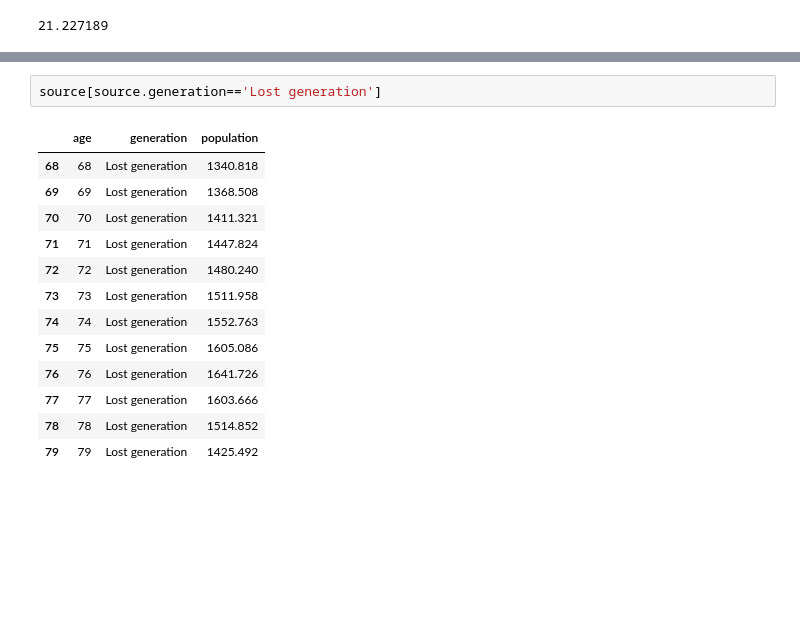
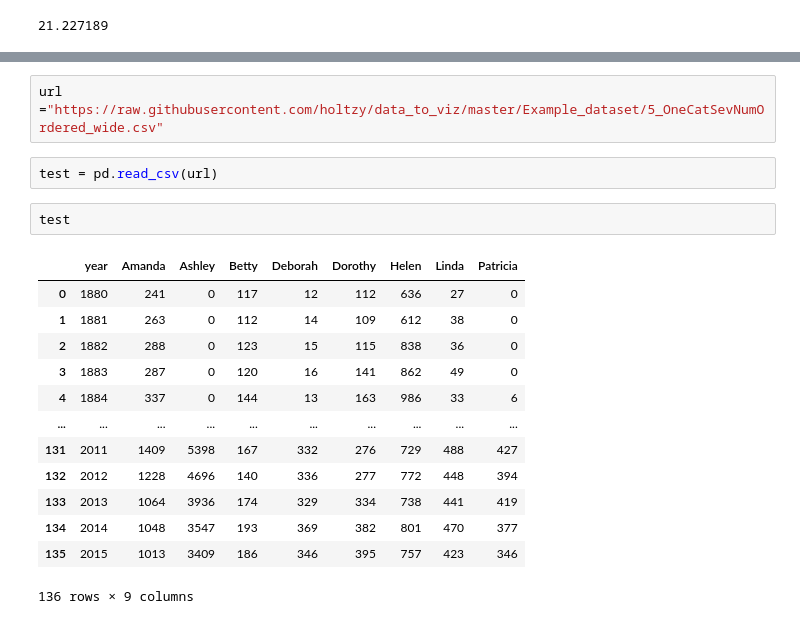
Before and after one commit to miotomita/japan-lost-generation, a Jupyter notebook: UN_population_prospect.ipynb, the cells around one changed output, grey strips where cells are left out. Drawn from its saved outputs; the diff is of its cells as text; blank space fills up the shorter version.

```diff
--- a/UN_population_prospect.ipynb
+++ b/UN_population_prospect.ipynb
@@ -206,16 +192,20 @@ source
-# %%
-source[source.generation=='Lost generation']
-# %% [output]
-|  | age | generation | population |
-| 68 | 68 | Lost generation | 1340.818 |
-| 69 | 69 | Lost generation | 1368.508 |
-| 70 | 70 | Lost generation | 1411.321 |
-| 71 | 71 | Lost generation | 1447.824 |
-| 72 | 72 | Lost generation | 1480.240 |
-| 73 | 73 | Lost generation | 1511.958 |
-| 74 | 74 | Lost generation | 1552.763 |
-| 75 | 75 | Lost generation | 1605.086 |
-| 76 | 76 | Lost generation | 1641.726 |
-| 77 | 77 | Lost generation | 1603.666 |
-| 78 | 78 | Lost generation | 1514.852 |
-| 79 | 79 | Lost generation | 1425.492 |
+# %%
+url ="https://raw.githubusercontent.com/holtzy/data_to_viz/master/Example_dataset/5_OneCatSevNumOrdered_wide.csv"
+# %%
+test = pd.read_csv(url)
+# %%
+test
+# %% [output]
+|  | year | Amanda | Ashley | Betty | Deborah | Dorothy | Helen | Linda | Patricia |
+| 0 | 1880 | 241 | 0 | 117 | 12 | 112 | 636 | 27 | 0 |
+| 1 | 1881 | 263 | 0 | 112 | 14 | 109 | 612 | 38 | 0 |
+| 2 | 1882 | 288 | 0 | 123 | 15 | 115 | 838 | 36 | 0 |
+| 3 | 1883 | 287 | 0 | 120 | 16 | 141 | 862 | 49 | 0 |
+| 4 | 1884 | 337 | 0 | 144 | 13 | 163 | 986 | 33 | 6 |
+| ... | ... | ... | ... | ... | ... | ... | ... | ... | ... |
+| 131 | 2011 | 1409 | 5398 | 167 | 332 | 276 | 729 | 488 | 427 |
+| 132 | 2012 | 1228 | 4696 | 140 | 336 | 277 | 772 | 448 | 394 |
+| 133 | 2013 | 1064 | 3936 | 174 | 329 | 334 | 738 | 441 | 419 |
+| 134 | 2014 | 1048 | 3547 | 193 | 369 | 382 | 801 | 470 | 377 |
+| 135 | 2015 | 1013 | 3409 | 186 | 346 | 395 | 757 | 423 | 346 |
+136 rows × 9 columns
```
Also changed, not shown: parts of 2 cells of this notebook, 5 other files.
